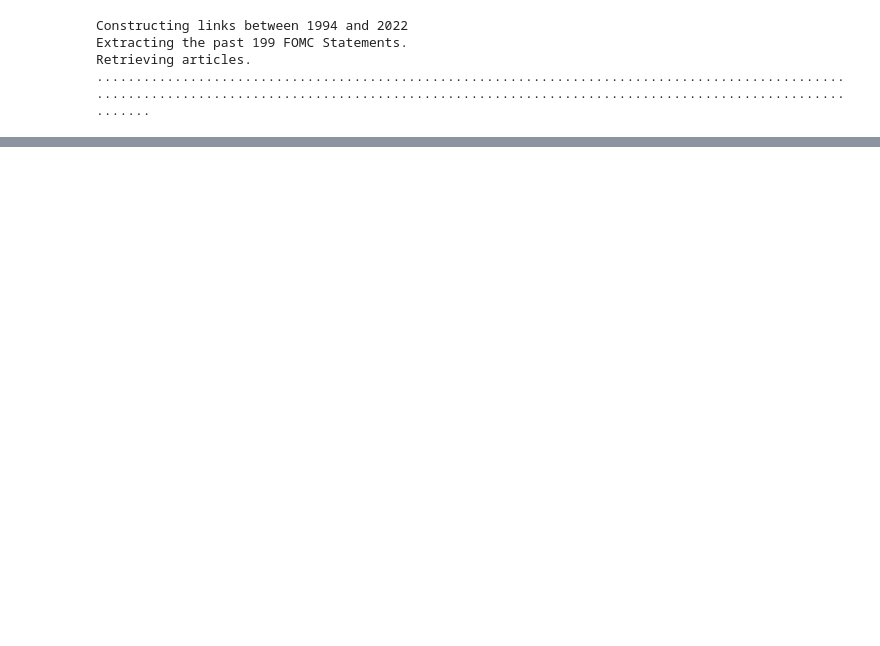
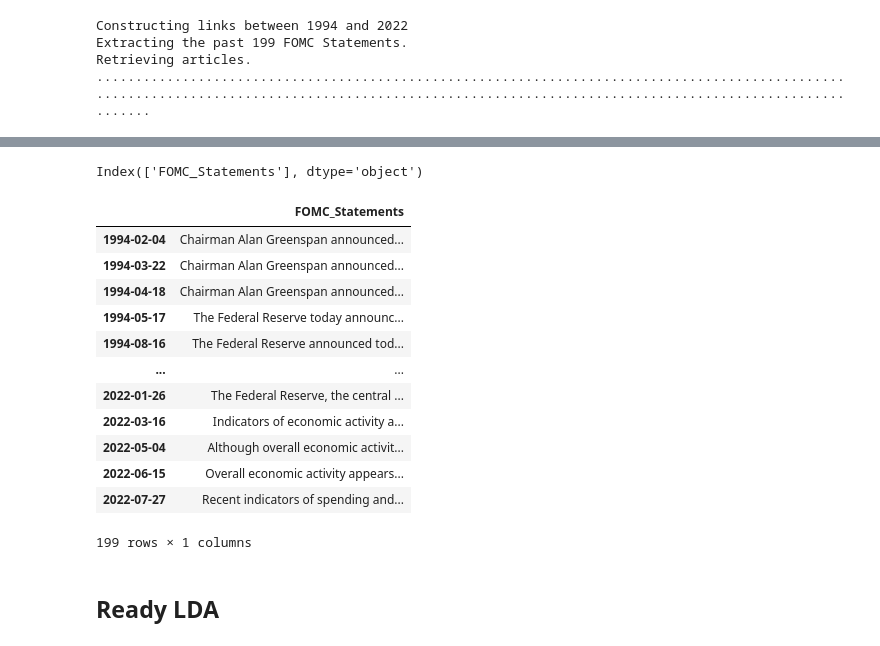
Before and after one commit to keonsunkim/centralbank_analysis, a Jupyter notebook: src/test.ipynb, the cells around one changed output, grey strips where cells are left out. Cells and saved outputs as stored; diff of their text form; code cells hidden in the pictures; blank space fills up the shorter version.

```diff
--- a/src/test.ipynb
+++ b/src/test.ipynb
@@ -49,0 +15,14 @@ minset.Federal_Reserve_Mins[1]
+# %%
+dataset1 = dataset
+# %%
+dataset1.columns
+# %% [output]
+Index(['FOMC_Statements'], dtype='object')
+# %%
+import re
+title_strip = re.compile(r"(.*?)EDT[\s]+Share")
+end_voting_trip = re.compile(r"Voting for the monetary policy action were.*")
+# %%
+dataset1["FOMC_Statements"] = dataset1["FOMC_Statements"].apply(lambda x : re.sub(r"(.*?)EDT[\s]+Share", "", str(x)))
+dataset1["FOMC_Statements"] = dataset1["FOMC_Statements"].apply(lambda x : re.sub(r"Voting for the monetary policy action were.*", "", str(x)))
+dataset1["FOMC_Statements"] = dataset1["FOMC_Statements"].apply(lambda x : re.sub(r"Home | News.*", "", str(x)))
@@ -49,0 +37,18 @@ minset.Federal_Reserve_Mins[1]
+# %%
+dataset1
+# %% [output]
+|  | FOMC_Statements |
+| 1994-02-04 | Chairman Alan Greenspan announced... |
+| 1994-03-22 | Chairman Alan Greenspan announced... |
+| 1994-04-18 | Chairman Alan Greenspan announced... |
+| 1994-05-17 | The Federal Reserve today announc... |
+| 1994-08-16 | The Federal Reserve announced tod... |
+| ... | ... |
+| 2022-01-26 | The Federal Reserve, the central ... |
+| 2022-03-16 | Indicators of economic activity a... |
+| 2022-05-04 | Although overall economic activit... |
+| 2022-06-15 | Overall economic activity appears... |
+| 2022-07-27 | Recent indicators of spending and... |
+199 rows × 1 columns
+# %% [markdown]
+## Ready LDA
```
Also changed, not shown: parts of 39 cells of this notebook, 12 other files.
